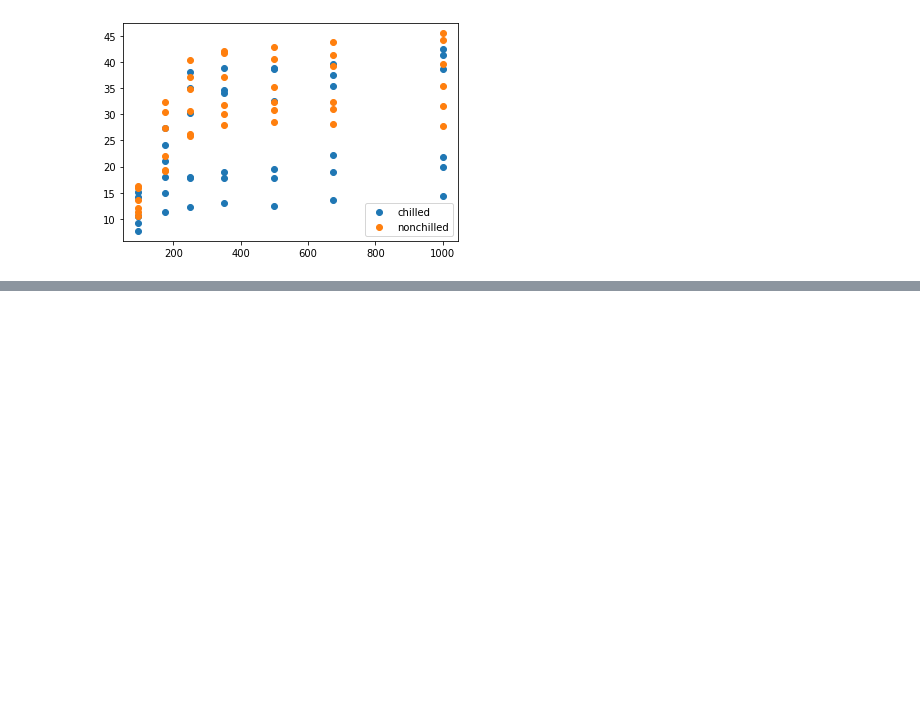
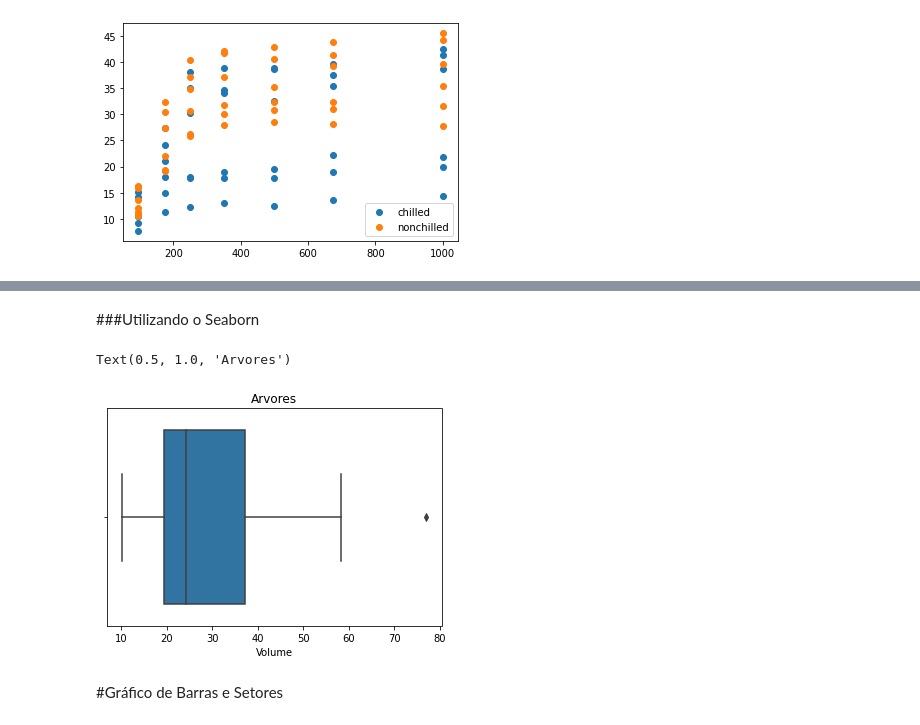
Before and after one commit to paulohenrique1303/DataVisualization, a Jupyter notebook: Data_Visualization.ipynb, the cells around one changed output, grey strips where cells are left out. Cells and saved outputs as stored; diff of their text form; code cells hidden in the pictures; blank space fills up the shorter version.

```diff
--- a/Data_Visualization.ipynb
+++ b/Data_Visualization.ipynb
@@ -129,0 +183,9 @@ plt.legend(loc = 'lower right')
+# %% [markdown]
+###Utilizando o Seaborn
+# %%
+sea.boxplot(base['Volume']).set_title('Arvores')
+# %% [output]
+Text(0.5, 1.0, 'Arvores')
+[figure, added]
+# %% [markdown]
+#Gráfico de Barras e Setores
```
Also changed, not shown: parts of 15 cells of this notebook.
